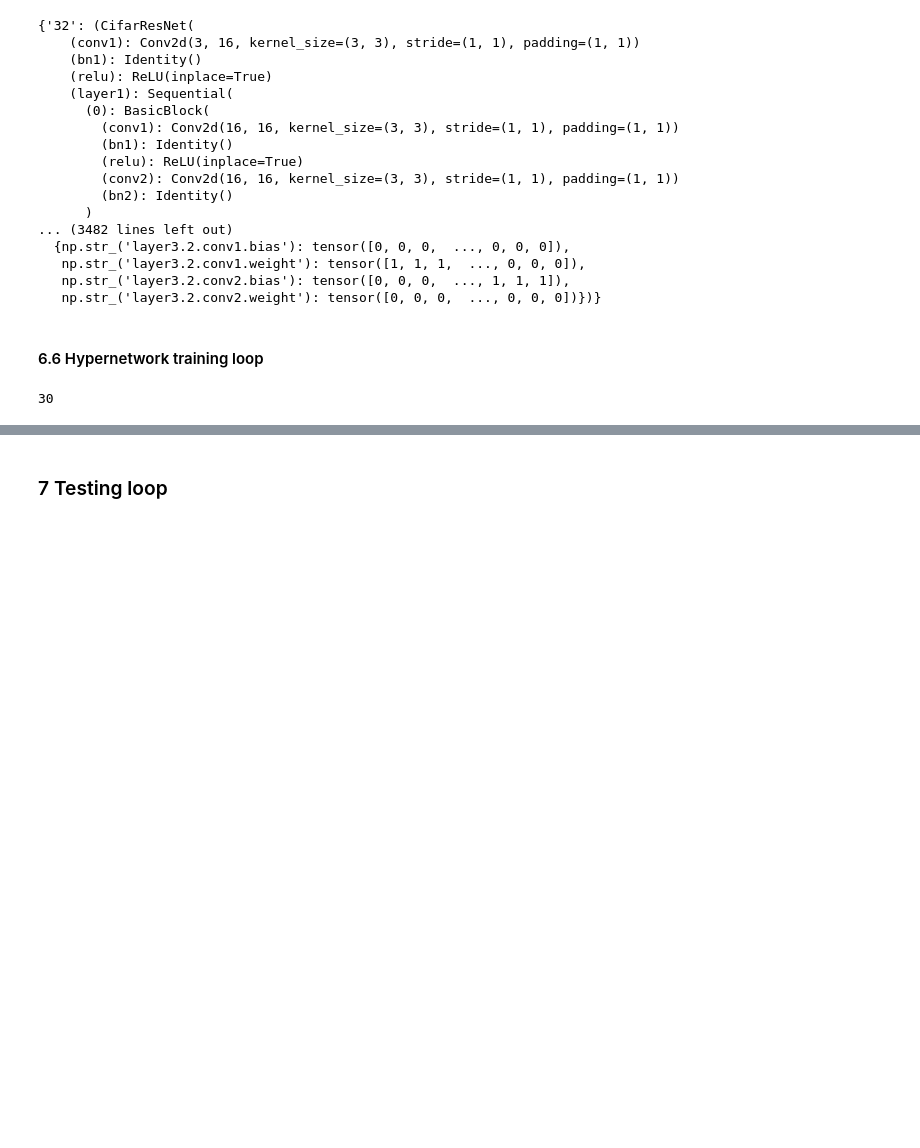
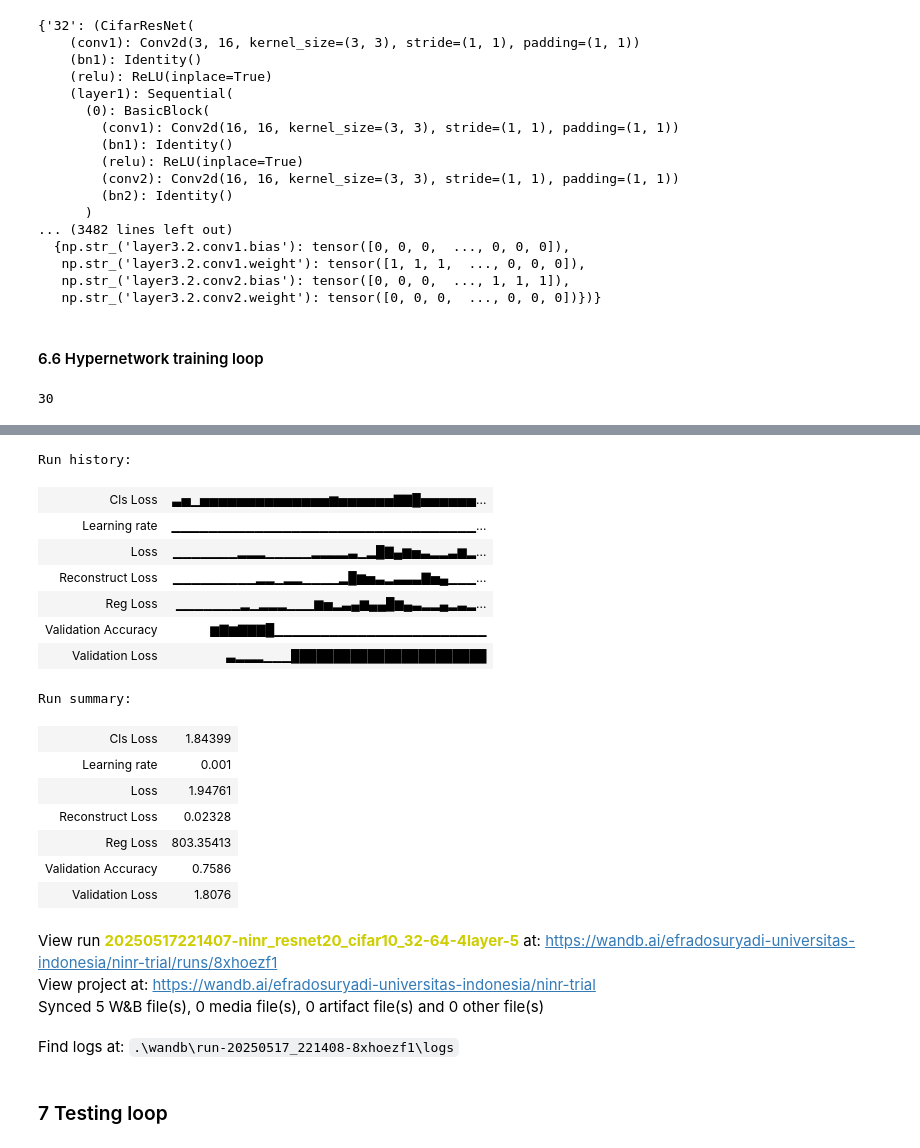
Before and after one commit to efrado-s/neumeta-trial, a Jupyter notebook: train_cifar10.ipynb, the cells around one changed output, grey strips where cells are left out. Saved outputs shown, nothing was run; the diff lists cells and outputs as text; code cells hidden in the pictures; blank space fills up the shorter version.

```diff
--- a/train_cifar10.ipynb
+++ b/train_cifar10.ipynb
@@ -584,3 +766,4 @@ Iteration 0: Loss = 1.8215, Reg Loss = 25.0542, Reconstruct Loss = 0.0000, Cls L
 # %%
 # End the wandb tracking
-# wandb.finish()
+wandb.finish()
+# %% [output]
@@ -587,2 +771,22 @@ Iteration 0: Loss = 1.8215, Reg Loss = 25.0542, Reconstruct Loss = 0.0000, Cls L
+Run history:
+| Cls Loss | ▃▅▁▅▅▅▅▅▅▅▅▅▅▅▅▅▅▆▅▅▅▅▅▅▇▇█▅▅▅▅▅▅... |
+| Learning rate | ▁▁▁▁▁▁▁▁▁▁▁▁▁▁▁▁▁▁▁▁▁▁▁▁▁▁▁▁▁▁▁▁▁... |
+| Loss | ▁▁▁▁▁▁▁▂▂▂▁▁▁▁▁▂▂▂▂▃▁▂█▇▄▆▅▃▂▂▃▆▂... |
+| Reconstruct Loss | ▁▁▁▁▁▁▁▁▁▂▂▁▂▂▁▁▁▁▂█▆▅▃▂▃▃▃▇▅▄▁▁▁... |
+| Reg Loss | ▁▁▁▁▁▁▁▂▁▂▂▂▁▁▁▆▅▂▃▄▆▄▄█▆▄▃▂▂▄▂▃▂... |
+| Validation Accuracy | ▆▇▆▇▇▇█▁▁▁▁▁▁▁▁▁▁▁▁▁▁▁▁▁▁▁▁▁▁▁ |
+| Validation Loss | ▃▂▂▂▁▁▁███████████████████████ |
+Run summary:
+| Cls Loss | 1.84399 |
+| Learning rate | 0.001 |
+| Loss | 1.94761 |
+| Reconstruct Loss | 0.02328 |
+| Reg Loss | 803.35413 |
+| Validation Accuracy | 0.7586 |
+| Validation Loss | 1.8076 |
+View run 20250517221407-ninr_resnet20_cifar10_32-64-4layer-5 at: https://wandb.ai/efradosuryadi-universitas-indonesia/ninr-trial/runs/8xhoezf1
+View project at: https://wandb.ai/efradosuryadi-universitas-indonesia/ninr-trial
+Synced 5 W&B file(s), 0 media file(s), 0 artifact file(s) and 0 other file(s)
+Find logs at: .\wandb\run-20250517_221408-8xhoezf1\logs
 # %% [markdown]
 ### 7 Testing loop
```
Also changed, not shown: parts of 3 cells of this notebook.
